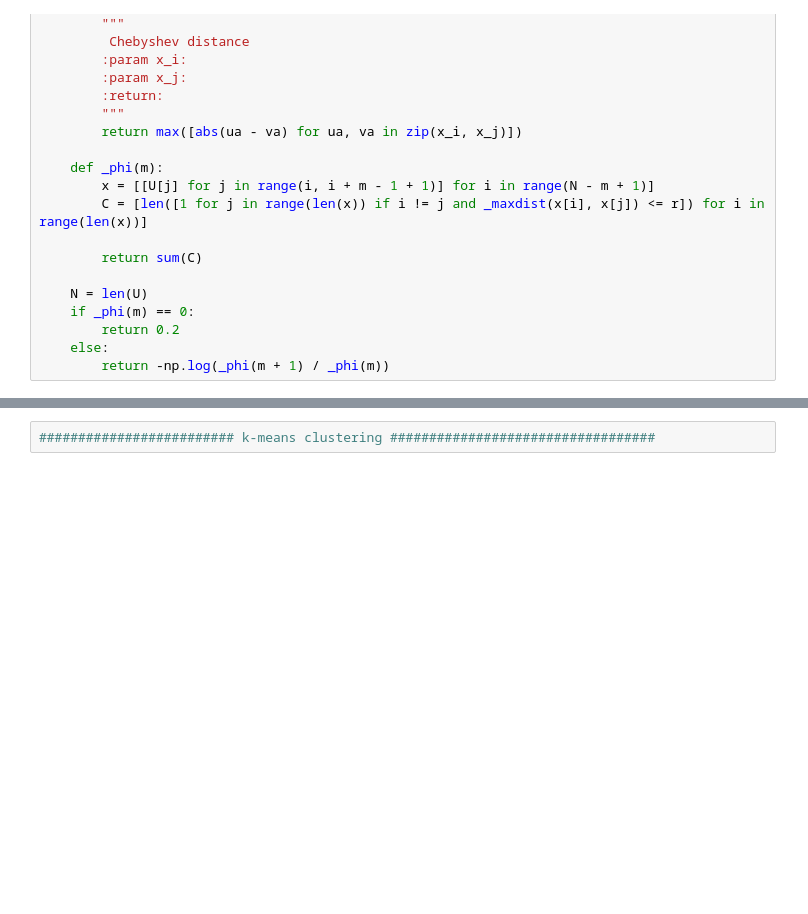
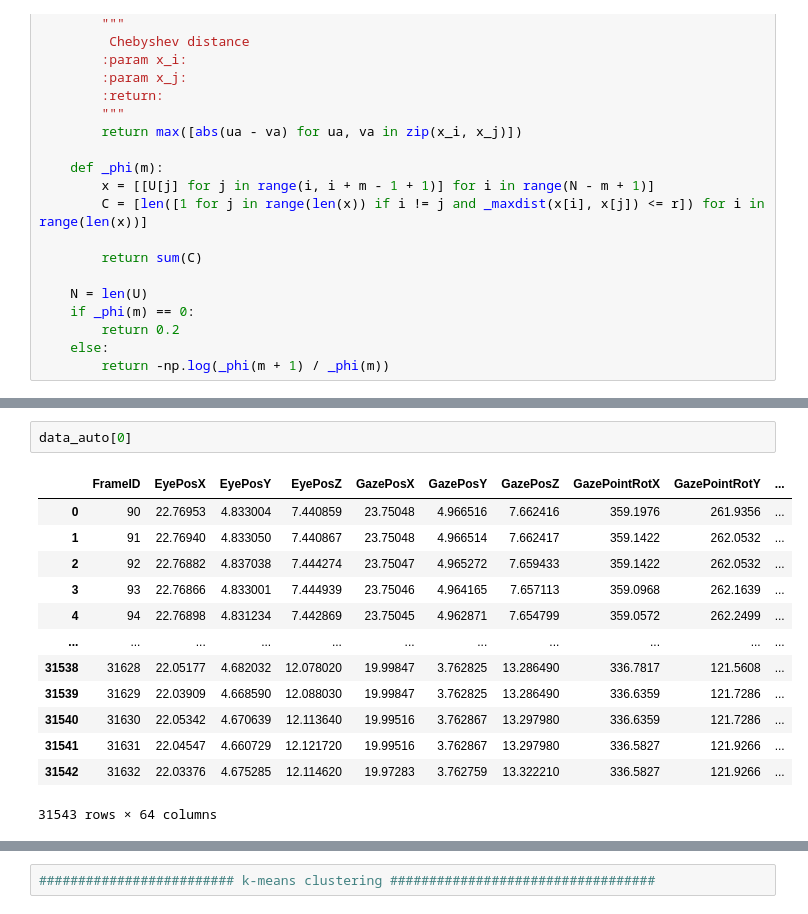
Before and after one commit to Tianyu-Zhou/NIST_Way_Finding, a Jupyter notebook: nist.ipynb, the cells around one changed output, grey strips where cells are left out. Drawn from its saved outputs; the diff is of its cells as text; blank space fills up the shorter version.

```diff
--- a/nist.ipynb
+++ b/nist.ipynb
@@ -687 +613,17 @@ for data_list in (data_auto,data_control,data_self):
+# %%
+data_auto[0]
+# %% [output]
+|  | FrameID | EyePosX | EyePosY | EyePosZ | GazePosX | GazePosY | GazePosZ | GazePointRotX | GazePointRotY | ... |
+| 0 | 90 | 22.76953 | 4.833004 | 7.440859 | 23.75048 | 4.966516 | 7.662416 | 359.1976 | 261.9356 | ... |
+| 1 | 91 | 22.76940 | 4.833050 | 7.440867 | 23.75048 | 4.966514 | 7.662417 | 359.1422 | 262.0532 | ... |
+| 2 | 92 | 22.76882 | 4.837038 | 7.444274 | 23.75047 | 4.965272 | 7.659433 | 359.1422 | 262.0532 | ... |
+| 3 | 93 | 22.76866 | 4.833001 | 7.444939 | 23.75046 | 4.964165 | 7.657113 | 359.0968 | 262.1639 | ... |
+| 4 | 94 | 22.76898 | 4.831234 | 7.442869 | 23.75045 | 4.962871 | 7.654799 | 359.0572 | 262.2499 | ... |
+| ... | ... | ... | ... | ... | ... | ... | ... | ... | ... | ... |
+| 31538 | 31628 | 22.05177 | 4.682032 | 12.078020 | 19.99847 | 3.762825 | 13.286490 | 336.7817 | 121.5608 | ... |
+| 31539 | 31629 | 22.03909 | 4.668590 | 12.088030 | 19.99847 | 3.762825 | 13.286490 | 336.6359 | 121.7286 | ... |
+| 31540 | 31630 | 22.05342 | 4.670639 | 12.113640 | 19.99516 | 3.762867 | 13.297980 | 336.6359 | 121.7286 | ... |
+| 31541 | 31631 | 22.04547 | 4.660729 | 12.121720 | 19.99516 | 3.762867 | 13.297980 | 336.5827 | 121.9266 | ... |
+| 31542 | 31632 | 22.03376 | 4.675285 | 12.114620 | 19.97283 | 3.762759 | 13.322210 | 336.5827 | 121.9266 | ... |
+31543 rows × 64 columns
 # %%
```
Also changed, not shown: parts of 18 cells of this notebook.
